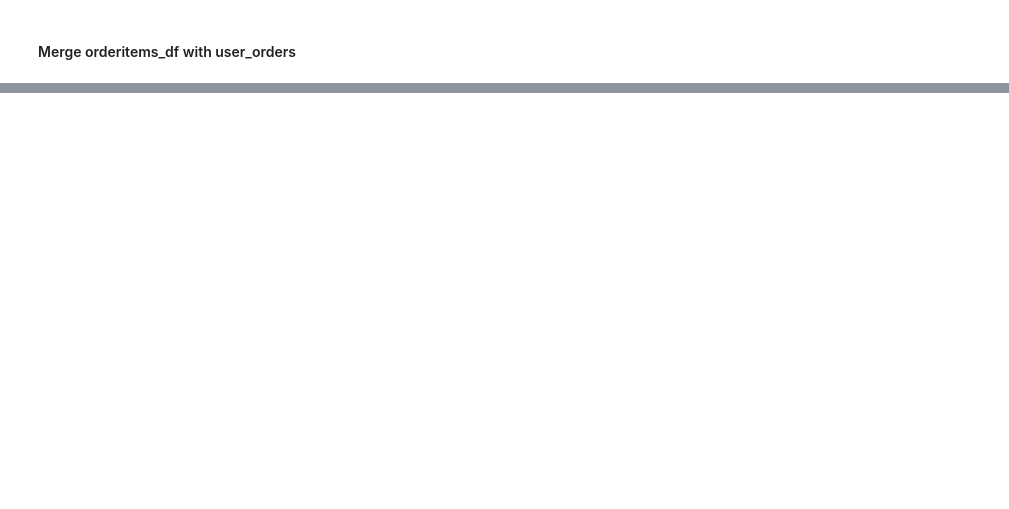
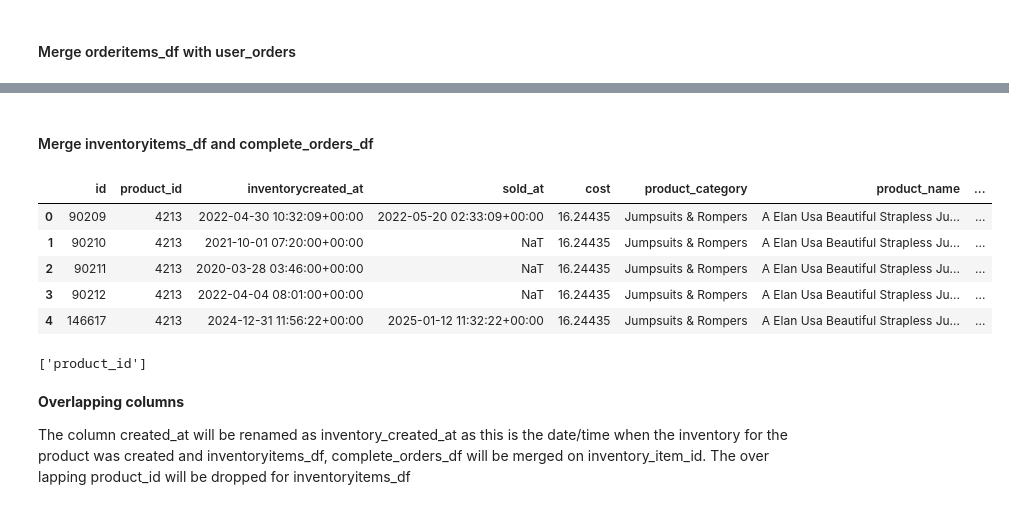
Before and after one commit to JuliusFemi/Capstone_project, a Jupyter notebook: code.ipynb, the cells around one changed output, grey strips where cells are left out. Saved outputs shown, nothing was run; the diff lists cells and outputs as text; code cells hidden in the pictures; blank space fills up the shorter version.

```diff
--- a/code.ipynb
+++ b/code.ipynb
@@ -848,0 +889,21 @@ orderitems_df.head(5)
+# %% [markdown]
+#### Merge inventoryitems_df and complete_orders_df
+# %%
+inventoryitems_df.head(5)
+# %% [output]
+|  | id | product_id | inventorycreated_at | sold_at | cost | product_category | product_name | ... |
+| 0 | 90209 | 4213 | 2022-04-30 10:32:09+00:00 | 2022-05-20 02:33:09+00:00 | 16.24435 | Jumpsuits & Rompers | A Elan Usa Beautiful Strapless Ju... | ... |
+| 1 | 90210 | 4213 | 2021-10-01 07:20:00+00:00 | NaT | 16.24435 | Jumpsuits & Rompers | A Elan Usa Beautiful Strapless Ju... | ... |
+| 2 | 90211 | 4213 | 2020-03-28 03:46:00+00:00 | NaT | 16.24435 | Jumpsuits & Rompers | A Elan Usa Beautiful Strapless Ju... | ... |
+| 3 | 90212 | 4213 | 2022-04-04 08:01:00+00:00 | NaT | 16.24435 | Jumpsuits & Rompers | A Elan Usa Beautiful Strapless Ju... | ... |
+| 4 | 146617 | 4213 | 2024-12-31 11:56:22+00:00 | 2025-01-12 11:32:22+00:00 | 16.24435 | Jumpsuits & Rompers | A Elan Usa Beautiful Strapless Ju... | ... |
+# %%
+# check for over lapping columns
+duplicates(inventoryitems_df, complete_orders_df)
+# %% [output]
+['product_id']
+# %% [markdown]
+**Overlapping columns**
+
+The column created_at will be renamed as inventory_created_at as this is the date/time when the inventory for the product was created and inventoryitems_df, complete_orders_df will be merged on inventory_item_id.
+The over lapping product_id will be dropped for inventoryitems_df
```
Also changed, not shown: parts of 63 cells of this notebook, 2 other files.
